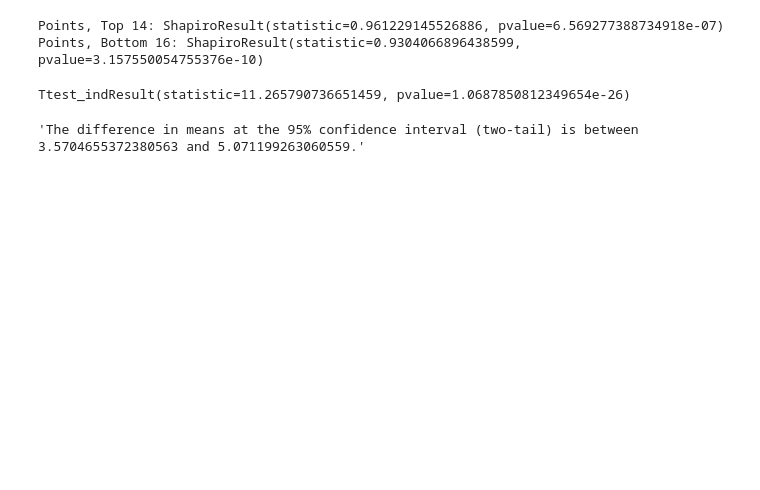
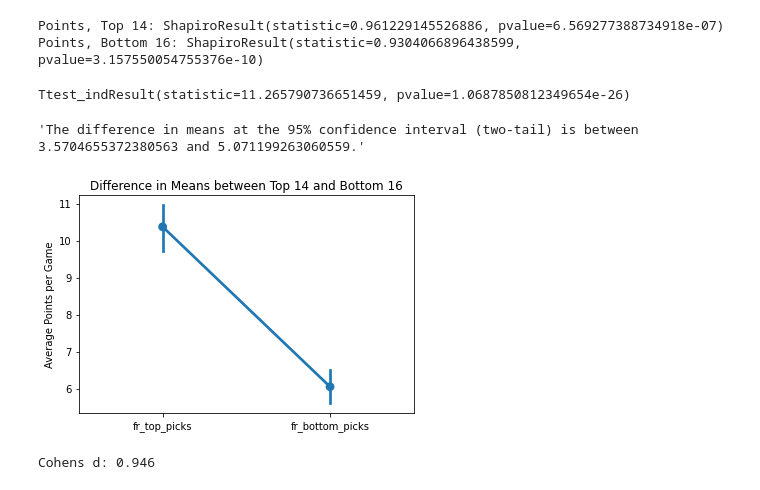
Before and after one commit to AngelCobos1/Capstone_1, a Jupyter notebook: NBA_Draft_Picks.ipynb, the cells around one changed output. Saved outputs shown, nothing was run; the diff lists cells and outputs as text; code cells hidden in the pictures; blank space fills up the shorter version.

```diff
--- a/NBA_Draft_Picks.ipynb
+++ b/NBA_Draft_Picks.ipynb
@@ -190,3 +177,36 @@ def get_95_ci(array_1, array_2):
 get_95_ci(fr_bottom_picks['pts'], fr_top_picks['pts'])
 # %% [output]
 'The difference in means at the 95% confidence interval (two-tail) is between 3.5704655372380563 and 5.071199263060559.'
+# %%
+# We can visually observe the difference in means between the two groups using a point plot
+# In doing so it becomes very apparent that the means of average points per game are significantly different.
+
+g = sns.pointplot(data=[fr_top_picks['pts'],
+                        fr_bottom_picks['pts']])
+
+g.set(xticklabels = ['fr_top_picks', 'fr_bottom_picks'])
+plt.title('Difference in Means between Top 14 and Bottom 16')
+plt.ylabel('Average Points per Game')
+plt.show()
+# %% [output]
+[figure, added]
+# %%
+# Effect Size is a necessary calculation, because we want to quantify the magnitude of the effect we observed
+# in our ttest above. We accomplish this by utlizing Cohen's d calculation.
+
+def effect_size_calc(d1,d2):
+    # calculate the size of samples
+    n_obs1, n_obs2 = len(d1), len(d2)
+    # calculate the variance of the samples
+    s1_var, s2_var = (d1).var(), (d2).var()
+    # calculate the pooled standard deviation
+    pooled_stdev = np.sqrt(((n_obs1 - 1) * s1_var + (n_obs2 - 1) * s2_var) / (n_obs1 + n_obs2 - 2))
+    # calculate the means of the samples
+    u1, u2 = (d1).mean(), (d2).mean()
+    # calculate the effect size
+    return (u1 - u2) / pooled_stdev
+
+d = effect_size_calc(fr_top_picks['pts'], fr_bottom_picks['pts'])
+print('Cohens d: %.3f' % d)
+# %% [output]
+Cohens d: 0.946
```
Also changed, not shown: parts of 9 cells of this notebook.
